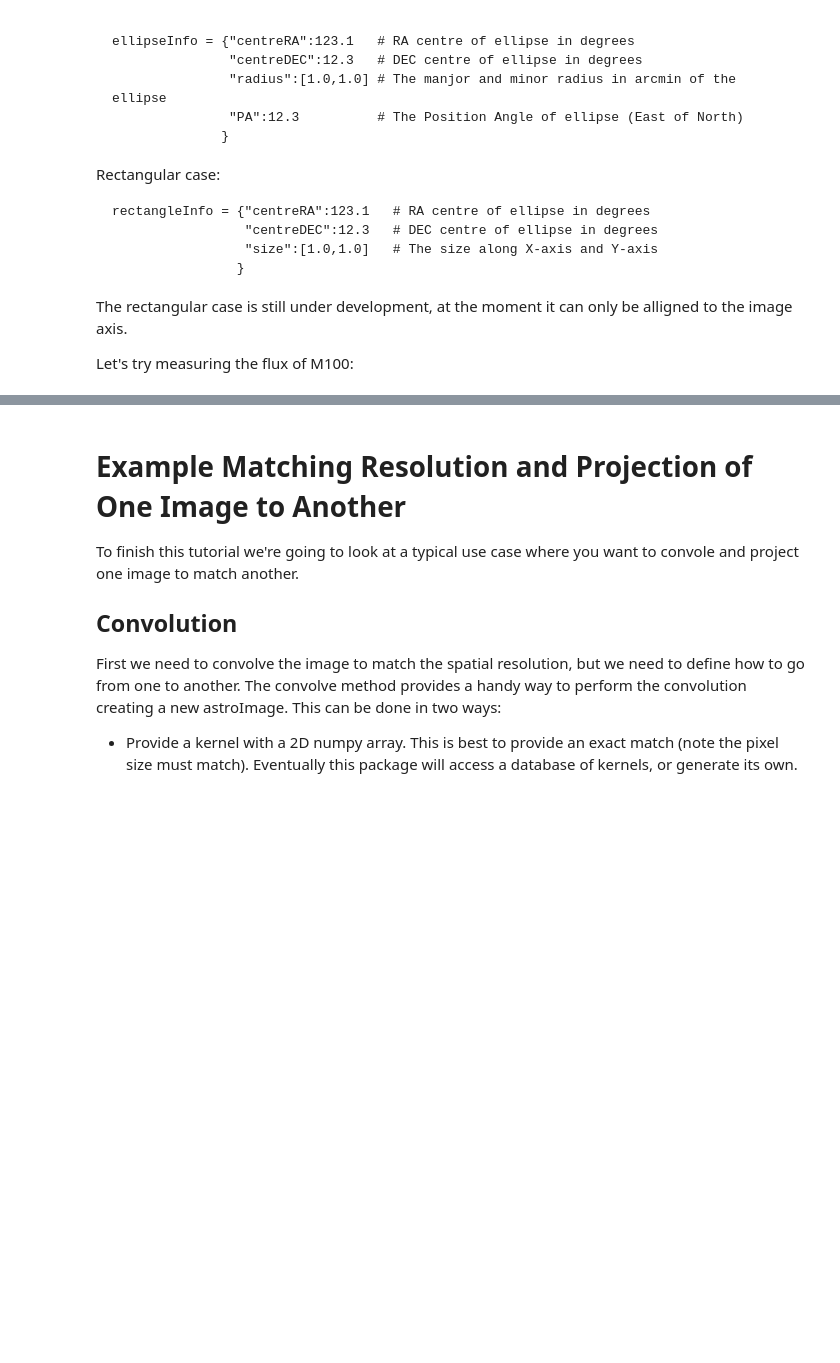
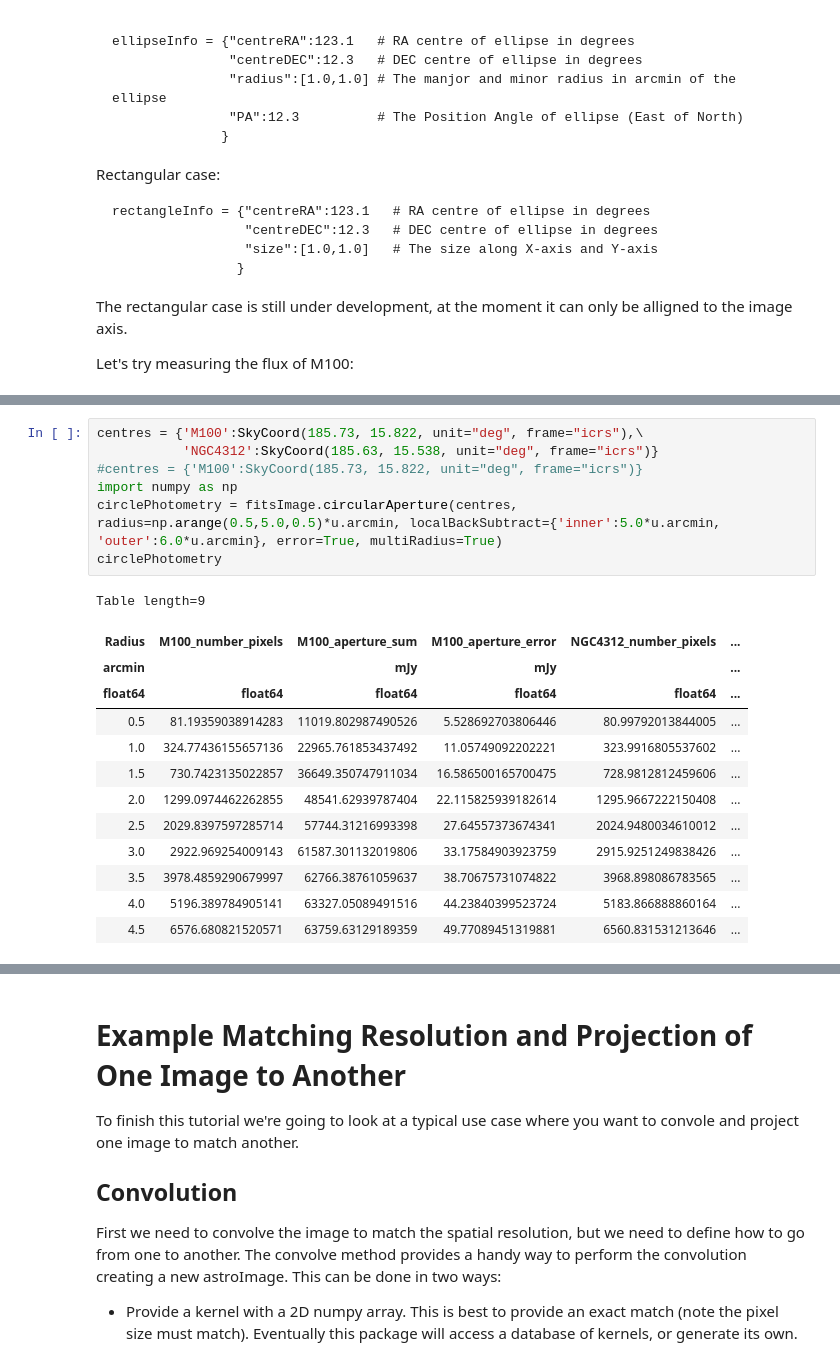
Before and after one commit to mwls/astroIm, a Jupyter notebook: Notebooks/AstroImage Tutorial.ipynb, the cells around one changed output, grey strips where cells are left out. Cells and saved outputs as stored; diff of their text form; blank space fills up the shorter version.

```diff
--- a/Notebooks/AstroImage Tutorial.ipynb
+++ b/Notebooks/AstroImage Tutorial.ipynb
@@ -230,0 +317,21 @@ Let's try measuring the flux of M100:
+# %%
+centres = {'M100':SkyCoord(185.73, 15.822, unit="deg", frame="icrs"),\
+           'NGC4312':SkyCoord(185.63, 15.538, unit="deg", frame="icrs")}
+#centres = {'M100':SkyCoord(185.73, 15.822, unit="deg", frame="icrs")}
+import numpy as np
+circlePhotometry = fitsImage.circularAperture(centres, radius=np.arange(0.5,5.0,0.5)*u.arcmin, localBackSubtract={'inner':5.0*u.arcmin, 'outer':6.0*u.arcmin}, error=True, multiRadius=True)
+circlePhotometry
+# %% [output]
+Table length=9
+| Radius | M100_number_pixels | M100_aperture_sum | M100_aperture_error | NGC4312_number_pixels | ... |
+| arcmin |  | mJy | mJy |  | ... |
+| float64 | float64 | float64 | float64 | float64 | ... |
+| 0.5 | 81.19359038914283 | 11019.802987490526 | 5.528692703806446 | 80.99792013844005 | ... |
+| 1.0 | 324.77436155657136 | 22965.761853437492 | 11.05749092202221 | 323.9916805537602 | ... |
+| 1.5 | 730.7423135022857 | 36649.350747911034 | 16.586500165700475 | 728.9812812459606 | ... |
+| 2.0 | 1299.0974462262855 | 48541.62939787404 | 22.115825939182614 | 1295.9667222150408 | ... |
+| 2.5 | 2029.8397597285714 | 57744.31216993398 | 27.64557373674341 | 2024.9480034610012 | ... |
+| 3.0 | 2922.969254009143 | 61587.301132019806 | 33.17584903923759 | 2915.9251249838426 | ... |
+| 3.5 | 3978.4859290679997 | 62766.38761059637 | 38.70675731074822 | 3968.898086783565 | ... |
+| 4.0 | 5196.389784905141 | 63327.05089491516 | 44.23840399523724 | 5183.866888860164 | ... |
+| 4.5 | 6576.680821520571 | 63759.63129189359 | 49.77089451319881 | 6560.831531213646 | ... |
```
Also changed, not shown: parts of 21 cells of this notebook, 1 other file.
